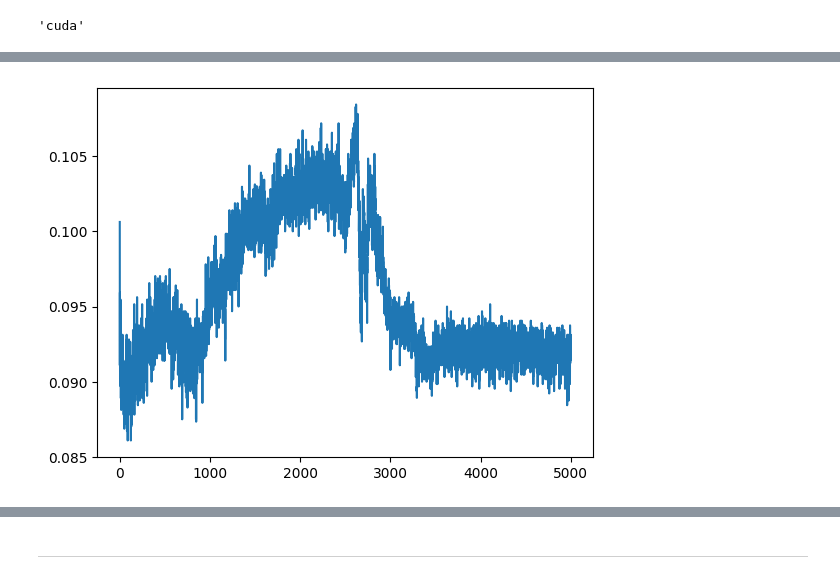
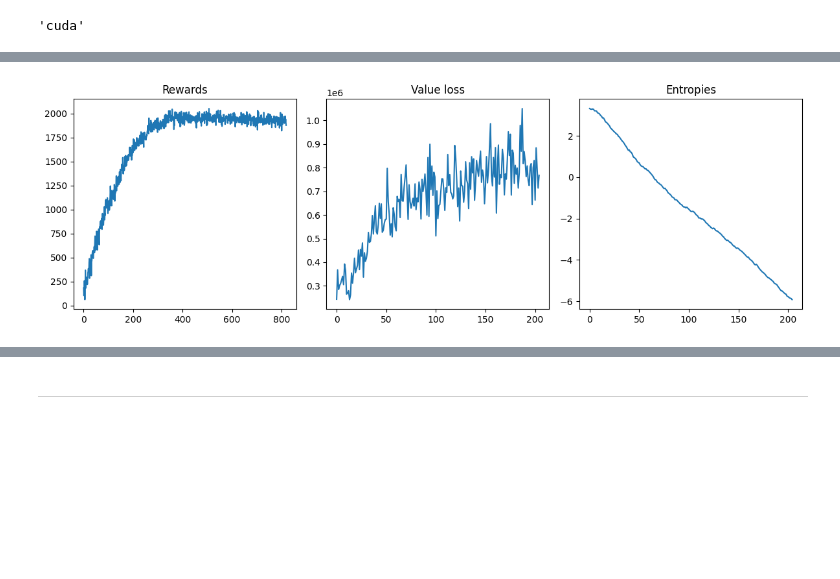
Before and after one commit to TheSun00000/QD-RL-Subspace, a Jupyter notebook: map_explorer.ipynb, the cells around one changed output, grey strips where cells are left out. Cells and saved outputs as stored; diff of their text form; code cells hidden in the pictures; blank space fills up the shorter version.

```diff
--- a/map_explorer.ipynb
+++ b/map_explorer.ipynb
@@ -214,10 +225,10 @@ class MetaAlphaModel(nn.Module):
         actor_layers = []
         input_dim = state_dim
         for hidden_dim in actor_hidden_layers:
-            actor_layers.append(Linear(n_anchors, input_dim, hidden_dim, same_init=False))
+            actor_layers.append(Linear(n_anchors, input_dim, hidden_dim, same_init=False, bias=False))
             actor_layers.append(nn.ReLU())
             input_dim = hidden_dim
-        actor_layers.append(Linear(n_anchors, input_dim, action_dim, same_init=False))
+        actor_layers.append(Linear(n_anchors, input_dim, action_dim, same_init=False, bias=False))
         actor_layers.append(nn.Tanh())
         self.actor = Sequential(*actor_layers)
         self.n_anchors = n_anchors
@@ -440,5 +541,5 @@ def collect_trajectories(env: TorchWrapper, env_per_group:int, n_steps, mapper,
 # %%
-def shuffle_tensors(u, alpha, reward, log_prob):
+def shuffle_tensors(u, alpha, reward, log_prob, value):
     # Generate random shuffle indices
     shuffle_indices = torch.randperm(u.size(0))
 
@@ -447,8 +548,9 @@ def shuffle_tensors(u, alpha, reward, log_prob):
     alpha = alpha[shuffle_indices]
     reward = reward[shuffle_indices]
     log_prob = log_prob[shuffle_indices]
+    value = value[shuffle_indices]
 
-    return u, alpha, reward, log_prob
+    return u, alpha, reward, log_prob, value
 # %%
 max_episode_steps = 100
 
@@ -471,7 +573,7 @@ agent1 = ConditionedActorCriticContinuous(
     critic_hidden_layers=[256, 256],
     action_std=0.5
 ).to(device)
-agent1.load_state_dict(torch.load('./models/d=(0, 0).pt'))
+agent1.load_state_dict(torch.load('./models/d=(0, 0)+run.pt'))
 
 agent2 = ConditionedActorCriticContinuous(
     BEHAVIOR_DIM**2,
@@ -481,7 +583,7 @@ agent2 = ConditionedActorCriticContinuous(
     critic_hidden_layers=[256, 256],
     action_std=0.5
 ).to(device)
-agent2.load_state_dict(torch.load('./models/d=(1, 1).pt'))
+agent2.load_state_dict(torch.load('./models/d=(0.5, 0.5)+run.pt'))
 
 
 
@@ -494,70 +596,62 @@ meta_agent = MetaAlphaModel(
     action_std=0.5,
 ).to(device)
 
-
 env_per_group = 32
-mapper = AlphaMapper(1, 2).to(device)
-optimizer = torch.optim.Adam(mapper.parameters(), lr=0.01)
 # %%
+mapper = AlphaMapper(1, 2).to(device)
+optimizer = torch.optim.Adam(mapper.parameters(), lr=0.01)
+
+
 rewards = []
+value_losses = []
+entropies = []
 
 
 tqdm_epochs = tqdm(range(1000))
+# tqdm_epochs = range(1000)
 for epoch in tqdm_epochs:
 
-    u_list, alpha_list, reward_list, log_prob_list = [], [], [], []
+    u_list, alpha_list, reward_list, log_prob_list, value_list = [], [], [], [], []
 
     # u = torch.rand((env.num_envs, 1))
     # u = torch.linspace(0, 1, env.num_envs).unsqueeze(-1)
     for _ in range(4):
-        u = torch.zeros((1,1), dtype=torch.float32)
-        u, alpha, reward, log_prob = collect_trajectories(env, env_per_group, max_episode_steps, mapper, meta_agent)
+        u, alpha, reward, log_prob, value, info = collect_trajectories(env, env_per_group, max_episode_steps, mapper, meta_agent)
         rewards.append(reward.mean().item())
         u_list.append(u)
         alpha_list.append(alpha)
         reward_list.append(reward)
         log_prob_list.append(log_prob)
+        value_list.append(value)
 
-    u_list, alpha_list, reward_list, log_prob_list = torch.concat(u_list), torch.concat(alpha_list), torch.concat(reward_list), torch.concat(log_prob_list)
-    u_list, alpha_list, reward_list, log_prob_list = u_list.to(device), alpha_list.to(device), reward_list.to(device), log_prob_list.to(device)
+    u_list, alpha_list, reward_list, log_prob_list, value_list = torch.concat(u_list), torch.concat(alpha_list), torch.concat(reward_list), torch.concat(log_prob_list), torch.concat(value_list)
+    u_list, alpha_list, reward_list, log_prob_list, value_list = u_list.to(device), alpha_list.to(device), reward_list.to(device), log_prob_list.to(device), value_list.to(device)
 
-    perm = torch.randperm(u_list.size(0)).to(device)
-    u_list = u_list[perm]
-    alpha_list = alpha_list[perm]
-    log_prob_list = log_prob_list[perm]
-    reward_list = reward_list[perm]
 
-    batch_size = 512
-    for _ in range(4):
-        for i in range(u.shape[0]//batch_size):
+    u_list, alpha_list, reward_list, log_prob_list, value_list = shuffle_tensors(u_list, alpha_list, reward_list, log_prob_list, value_list)
 
-            u = u_list[batch_size*i:batch_size*(i+1)]
-            alpha = alpha_list[batch_size*i:batch_size*(i+1)]
-            reward = reward_list[batch_size*i:batch_size*(i+1)]
-            log_prob = log_prob_list[batch_size*i:batch_size*(i+1)]
+    value_loss, entropy = ppo_optimization(mapper, optimizer, u_list, alpha_list, reward_list, log_prob_list, value_list, batch_size=256)
 
-            p_old = log_prob.detach()
+    # entropies.append(torch.exp(mapper.log_std).item())
+    entropies.append(entropy.mean().item())
 
-            new_action, p_new = mapper(u, alpha)
-            assert (new_action == alpha).all()
-
-            ratio = torch.exp(p_new - p_old)
-            surr1 = ratio * reward
-            surr2 = torch.clamp(ratio, 1 - 0.3, 1 + 0.3) * reward
-
-            loss =  - torch.min(surr1, surr2).mean()
-
-            optimizer.zero_grad()
-            loss.backward()
-            torch.nn.utils.clip_grad_norm_(mapper.parameters(), 0.5)
-            optimizer.step()
-
-    rewards.append(reward.mean().item())
+    value_losses.append(value_loss.item())
     tqdm_epochs.set_description(f'Reward: {reward.mean().item():.5f}')
 
     if epoch % 1 == 0:
         clear_output(True)
-        plt.plot(rewards)
+        fig, axes = plt.subplots(1, 3, figsize=(12, 4))
+
+        axes[0].plot(rewards)
+        axes[0].set_title('Rewards')
+
+        axes[1].plot(value_losses)
+        axes[1].set_title('Value loss')
+
+        axes[2].plot(entropies)
+        axes[2].set_title('Entropies')
+
+        plt.tight_layout()
         plt.show()
 # %% [output]
-[figure, old version]
+[figure, new version]
```
Also changed, not shown: parts of 17 cells of this notebook, 2 other files.
